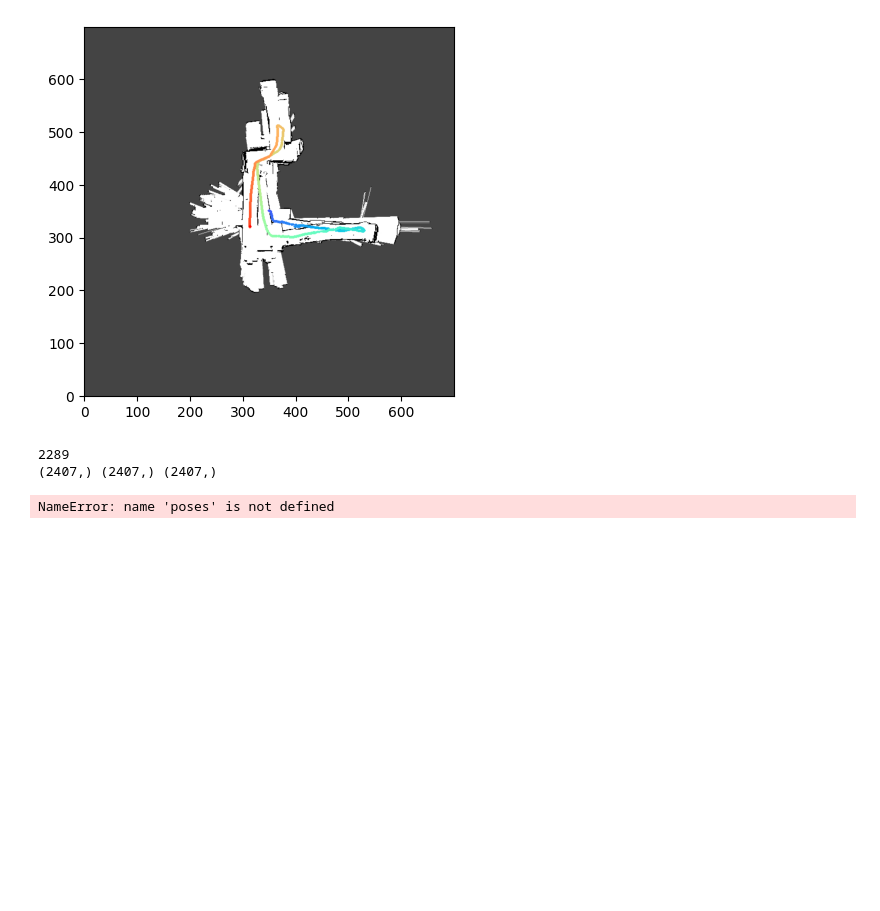
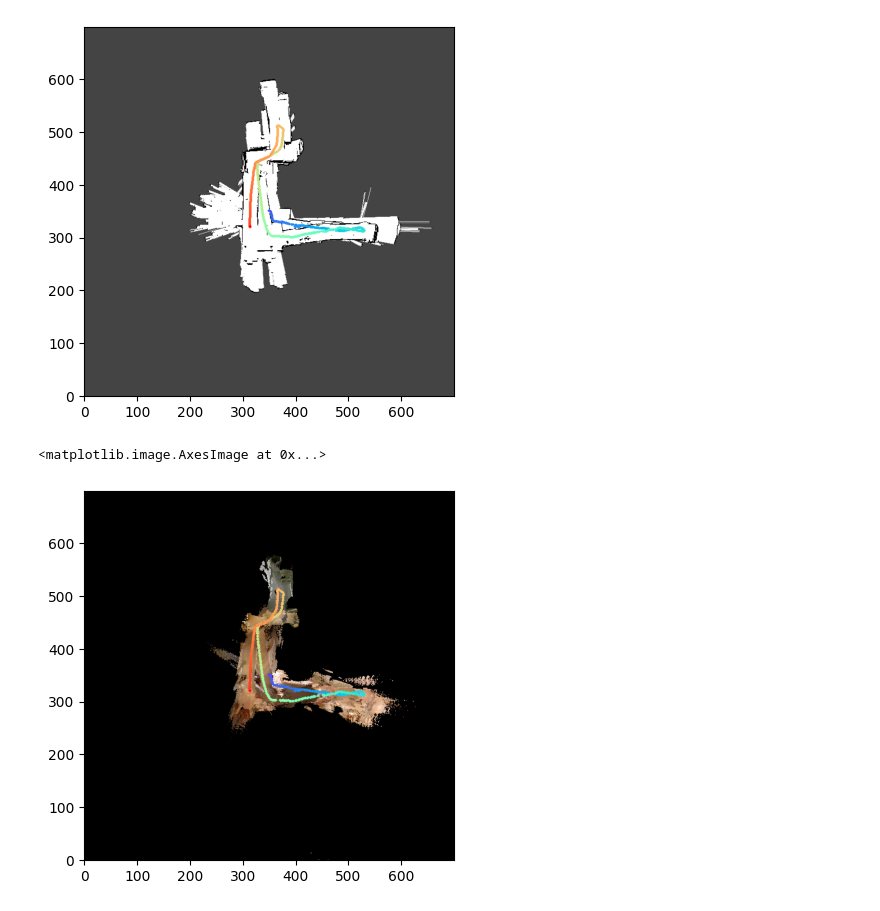
Before and after one commit to pedramaghazadeh/ECE276a, a Jupyter notebook: Project2/code/part3.ipynb, the cells around one changed output. Drawn from its saved outputs; the diff is of its cells as text; code cells hidden in the pictures; blank space fills up the shorter version.

```diff
--- a/Project2/code/part3.ipynb
+++ b/Project2/code/part3.ipynb
@@ -297,25 +312,6 @@ plt.imshow(rgb_image, origin='lower')
 # %% [output]
 <matplotlib.image.AxesImage at 0x...>
 [figure]
-# %%
-num_images = len(os.listdir(f"../dataRGBD/RGB{dataset}"))
-print(num_images)
-
-# Reading the data
-with np.load("../data/Hokuyo%d.npz"%dataset) as data:
-    lidar_stamps = data["time_stamps"]  # acquisition times of the lidar scans
-with np.load("../data/Kinect%d.npz"%dataset) as data:
-    disp_stamps = data["disparity_time_stamps"] # acquisition times of the disparity images
-    rgb_stamps = data["rgb_time_stamps"] # acquisition times of the rgb images
-
-# Syncing everything with the disparity images
-synced_lidar = sync_time_stamps(disp_stamps, lidar_stamps)
-synced_rgb = sync_time_stamps(disp_stamps, rgb_stamps)
-
-print(synced_lidar.shape, synced_rgb.shape, disp_stamps.shape)
-# %% [output]
-2289
-(2407,) (2407,) (2407,)
 # %%
 map_center = 350
 map_ratio = 12
@@ -361,7 +357,7 @@ pose_synced_rgb = sync_time_stamps(disp_stamps, rgb_stamps)
 
 for i in tqdm(range(1, len(synced_lidar) - 1)):
     ind_lidar = synced_lidar[i]
-    ind_rgb = synced_rgb[i]
+    ind_rgb = synced_rgb[i] + 1
     # IMREAD_UNCHANGED ensures we preserve the precision on depth
     disp_img = cv2.imread(f"../dataRGBD/Disparity{dataset}/disparity{dataset}_{i}.png", cv2.IMREAD_UNCHANGED)
      # Note that cv2 imports as bgr, so colors may be wrong.
@@ -371,36 +367,37 @@ for i in tqdm(range(1, len(synced_lidar) - 1)):
     pose = poses[ind_lidar]
 
     trajectory_texture.append([int(pose[0, 3] * map_ratio + map_center), int(pose[1, 3] * map_ratio + map_center)])
     # Generate sample pc from disparity images
     points, colors = image_to_pc(bgr_img, disp_img)
     # Transform the points to the world frame
     points_4d = np.vstack([points, np.ones_like(points[0, :])])
 
     # points_4d = kinect_pose @ points_4d
     points_4d = kinect_pose @ points_4d
     points = pose @ points_4d
     points = points[:3]
 
     # Filtering the points higher than a threshold
-    height_threshold = 1
+    height_threshold = 100
     colors = colors[points[2] < height_threshold, :]
     points = points[:, points[2] < height_threshold]
 
     points = points * map_ratio + map_center
     points = np.array(points, dtype=np.int32)
-    # points = np.clip(points, 0, 2 * map_center - 1)
+    points = np.clip(points, 0, 2 * map_center - 1)
 
     # Mapping the colors to the texture map in parallel
     # texture_map[points[2], points[0]] = colors
 
     # Mapping with x, y
     texture_map[points[1], points[0]] = colors
 
 trajectory_texture = np.array(trajectory_texture)
 texture_map = convert_texture_to_rgb(texture_map.copy(), trajectory_texture)
 plt.imshow(texture_map, origin='lower')
 # %% [output]
-NameError: name 'poses' is not defined
+<matplotlib.image.AxesImage at 0x...>
+[figure, added]
 # %%
 # Extracting the edges
 edges = np.zeros_like(texture_map)
```
Also changed, not shown: parts of 8 cells of this notebook, 6 other files.
